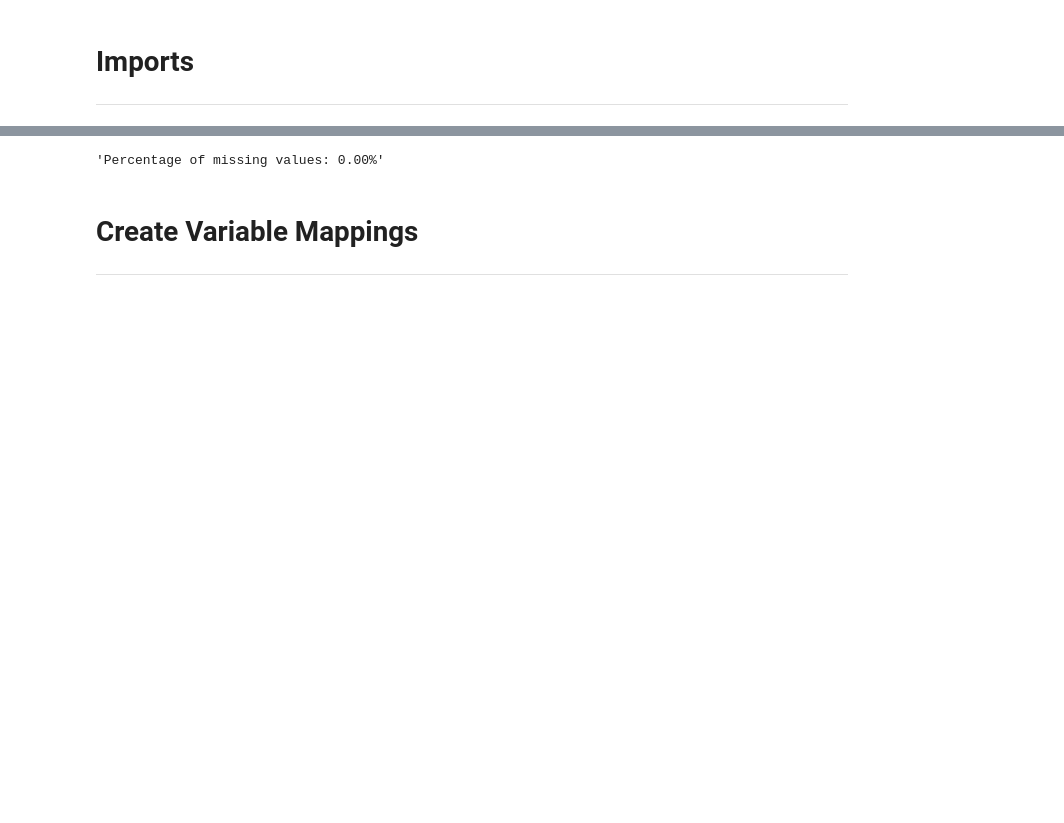
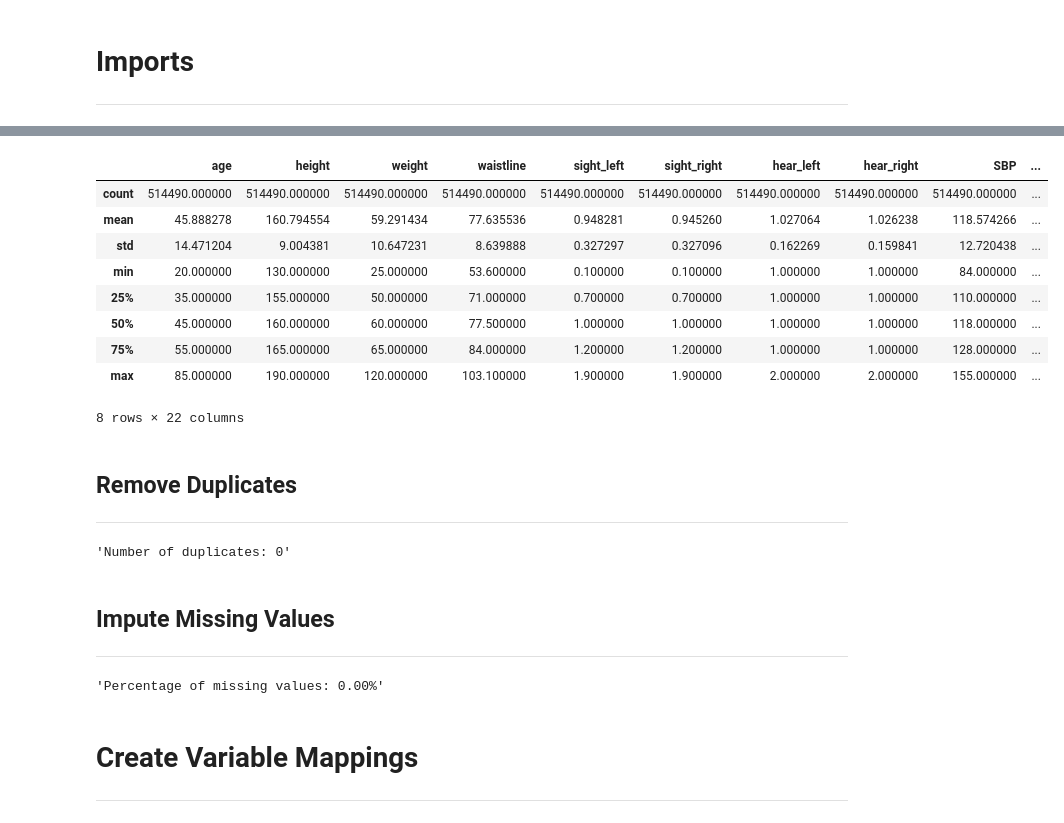
Before and after one commit to amajuoyieze/PEM-Group-Project, a Jupyter notebook: Group-Project.ipynb, the cells around one changed output, grey strips where cells are left out. Cells and saved outputs as stored; diff of their text form; code cells hidden in the pictures; blank space fills up the shorter version.

Commit message:
[Code] - Preformed data cleaning

```diff
--- a/Group-Project.ipynb
+++ b/Group-Project.ipynb
@@ -25,7 +98,30 @@ df.to_csv('outpu.csv', index=False)
+# %%
+df_copy.describe()
+# %% [output]
+|  | age | height | weight | waistline | sight_left | sight_right | hear_left | hear_right | SBP | ... |
+| count | 514490.000000 | 514490.000000 | 514490.000000 | 514490.000000 | 514490.000000 | 514490.000000 | 514490.000000 | 514490.000000 | 514490.000000 | ... |
+| mean | 45.888278 | 160.794554 | 59.291434 | 77.635536 | 0.948281 | 0.945260 | 1.027064 | 1.026238 | 118.574266 | ... |
+| std | 14.471204 | 9.004381 | 10.647231 | 8.639888 | 0.327297 | 0.327096 | 0.162269 | 0.159841 | 12.720438 | ... |
+| min | 20.000000 | 130.000000 | 25.000000 | 53.600000 | 0.100000 | 0.100000 | 1.000000 | 1.000000 | 84.000000 | ... |
+| 25% | 35.000000 | 155.000000 | 50.000000 | 71.000000 | 0.700000 | 0.700000 | 1.000000 | 1.000000 | 110.000000 | ... |
+| 50% | 45.000000 | 160.000000 | 60.000000 | 77.500000 | 1.000000 | 1.000000 | 1.000000 | 1.000000 | 118.000000 | ... |
+| 75% | 55.000000 | 165.000000 | 65.000000 | 84.000000 | 1.200000 | 1.200000 | 1.000000 | 1.000000 | 128.000000 | ... |
+| max | 85.000000 | 190.000000 | 120.000000 | 103.100000 | 1.900000 | 1.900000 | 2.000000 | 2.000000 | 155.000000 | ... |
+8 rows × 22 columns
+# %% [markdown]
+## Remove Duplicates
+---
 # %%
-percentage_missing_values(df_copy)
+duplicate_data(df_copy)
 # %% [output]
-'Percentage of missing values: 0.00%'
+'Number of duplicates: 0'
+# %% [markdown]
+## Impute Missing Values
+---
+# %%
+percentage_missing_values(df_copy)
+# %% [output]
+'Percentage of missing values: 0.00%'
 # %% [markdown]
 # Create Variable Mappings
 ---
```
Also changed, not shown: parts of 17 cells of this notebook, 1 other file.
